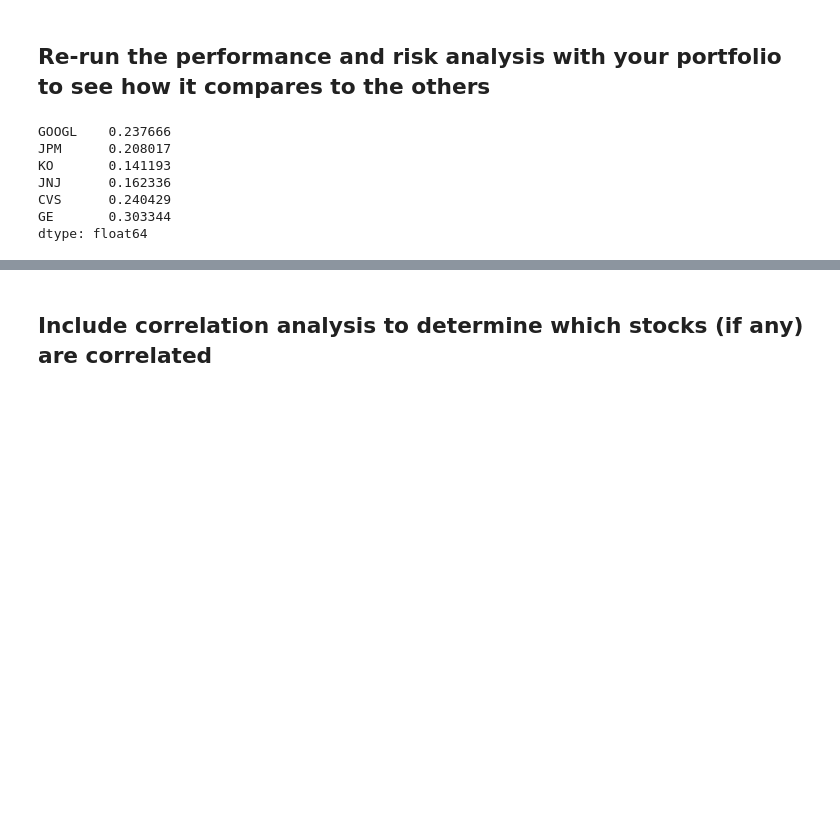
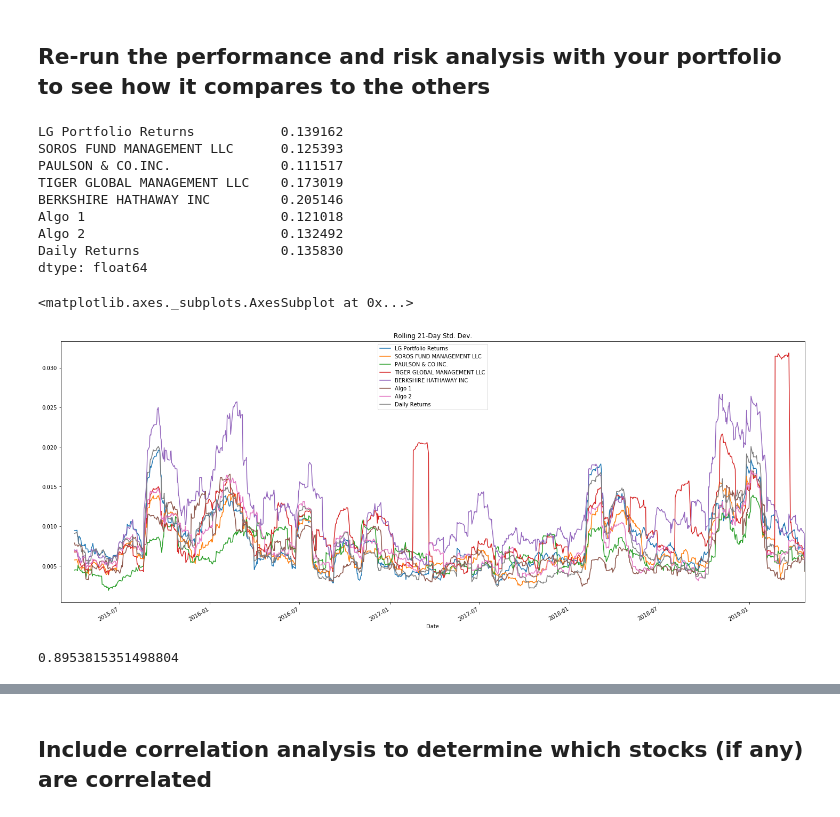
Before and after one commit to kitas91/Pandas, a Jupyter notebook: Portfolio Analysis.ipynb, the cells around one changed output, grey strips where cells are left out. Saved outputs shown, nothing was run; the diff lists cells and outputs as text; code cells hidden in the pictures; blank space fills up the shorter version.

```diff
--- a/Portfolio Analysis.ipynb
+++ b/Portfolio Analysis.ipynb
@@ -413,0 +471,3 @@ daily_returns_lg.head()
+# %%
+daily_returns_lg.dropna(inplace = True)
+daily_returns_lg.head()
@@ -416,7 +484,7 @@ daily_returns_lg.head()
 # %%
 # Calculate weighted portfolio returns
 weights = [1/6, 1/6, 1/6, 1/6, 1/6, 1/6]
-portfolio_returns_lg = daily_returns_lg.dot(weights)
-cumulative_returns_lg = (1 + portfolio_returns_lg).cumprod()
-cumulative_returns_lg.tail()
+portfolio_returns_lg = daily_returns_lg.dot(weights).to_frame()
+portfolio_returns_lg.columns = ['LG Portfolio Returns']
+portfolio_returns_lg
 # %% [output]
@@ -438,0 +507,3 @@ cumulative_returns_lg.plot()
+# %%
+all_portfolios_df = pd.concat([portfolio_returns_lg, combined_df], axis = 1, join = 'inner')
+all_portfolios_df.tail()
@@ -443,13 +532,15 @@ cumulative_returns_lg.plot()
 ## Re-run the performance and risk analysis with your portfolio to see how it compares to the others
 # %%
 # Risk
-volatility_lg = daily_returns_lg.std() * np.sqrt(252)
+volatility_lg = all_portfolios_df.std() * np.sqrt(252)
 volatility_lg
 # %% [output]
-GOOGL    0.237666
-JPM      0.208017
-KO       0.141193
-JNJ      0.162336
-CVS      0.240429
-GE       0.303344
+LG Portfolio Returns           0.139162
+SOROS FUND MANAGEMENT LLC      0.125393
+PAULSON & CO.INC.              0.111517
+TIGER GLOBAL MANAGEMENT LLC    0.173019
+BERKSHIRE HATHAWAY INC         0.205146
+Algo 1                         0.121018
+Algo 2                         0.132492
+Daily Returns                  0.135830
 dtype: float64
@@ -464,0 +547,13 @@ dtype: float64
+# %%
+# Rolling
+all_portfolios_df.rolling(window=21).std().plot(title="Rolling 21-Day Std. Dev.", figsize=(25,10))
+# %% [output]
+<matplotlib.axes._subplots.AxesSubplot at 0x...>
+[figure, added]
+# %%
+# Beta
+covariance_LG = all_portfolios_df['LG Portfolio Returns'].cov(all_portfolios_df['Daily Returns'])
+beta_LG = covariance_LG/variance_sp500
+beta_LG
+# %% [output]
+0.8953815351498804
```
Also changed, not shown: parts of 25 cells of this notebook, 2 other files.
